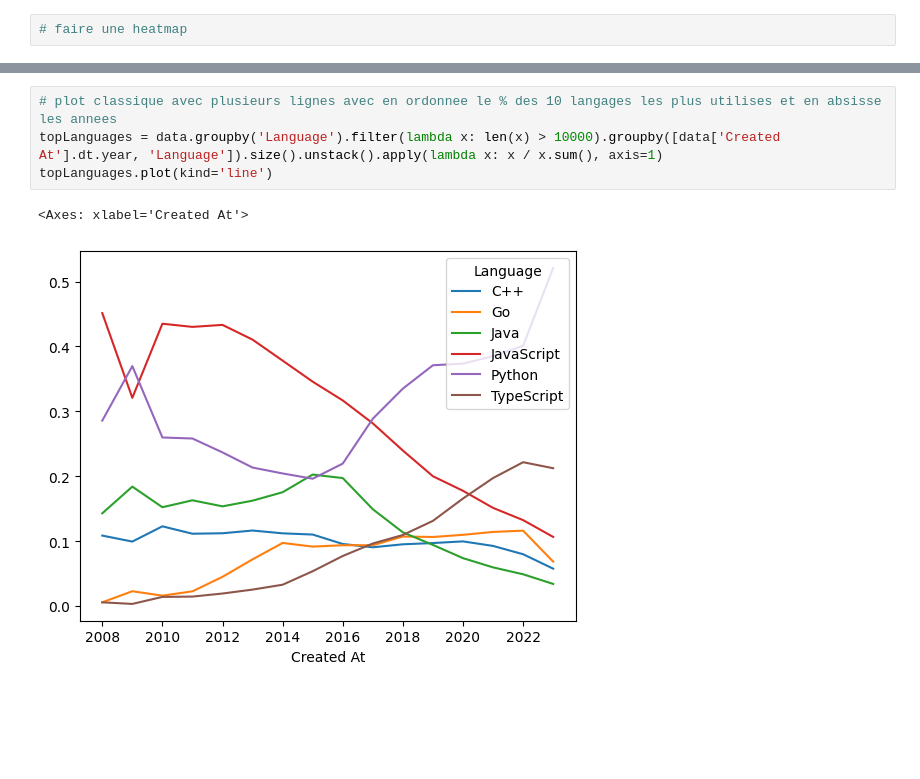
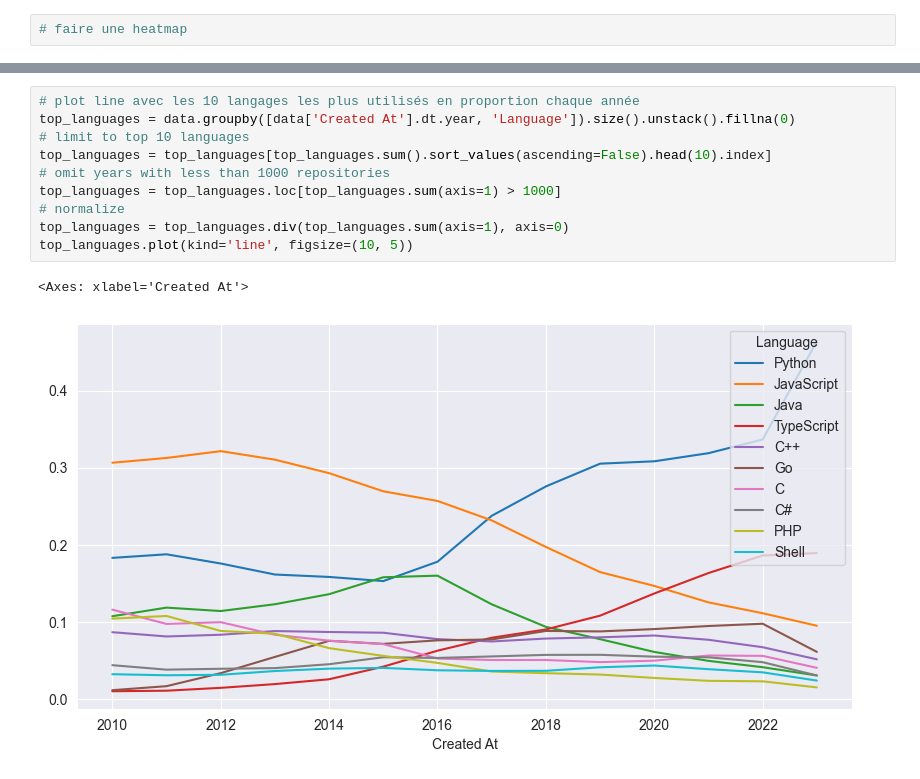
Before and after one commit to xhmyjae/stats-in-space, a Jupyter notebook: tests.ipynb, the cells around one changed output, grey strips where cells are left out. Drawn from its saved outputs; the diff is of its cells as text; blank space fills up the shorter version.

Commit message:
refactor(graphs): Fix graphs using topics not working.

```diff
--- a/tests.ipynb
+++ b/tests.ipynb
@@ -106,10 +106,16 @@ data.plot(kind='scatter', x='Stars', y='Watchers')
 # %%
-# plot classique avec plusieurs lignes avec en ordonnee le % des 10 langages les plus utilises et en absisse les annees
-topLanguages = data.groupby('Language').filter(lambda x: len(x) > 10000).groupby([data['Created At'].dt.year, 'Language']).size().unstack().apply(lambda x: x / x.sum(), axis=1)
-topLanguages.plot(kind='line')
+# plot line avec les 10 langages les plus utilisés en proportion chaque année
+top_languages = data.groupby([data['Created At'].dt.year, 'Language']).size().unstack().fillna(0)
+# limit to top 10 languages
+top_languages = top_languages[top_languages.sum().sort_values(ascending=False).head(10).index]
+# omit years with less than 1000 repositories
+top_languages = top_languages.loc[top_languages.sum(axis=1) > 1000]
+# normalize
+top_languages = top_languages.div(top_languages.sum(axis=1), axis=0)
+top_languages.plot(kind='line', figsize=(10, 5))
 # %% [output]
 <Axes: xlabel='Created At'>
-[figure, old version]
+[figure, new version]
 # %%
 # plot qui montre l'evolution du nombre de stars au cours du temps
 data.groupby(data['Created At'].dt.year)['Stars'].mean().plot(kind='line')
```
Also changed, not shown: parts of 11 cells of this notebook, 1 other file.
